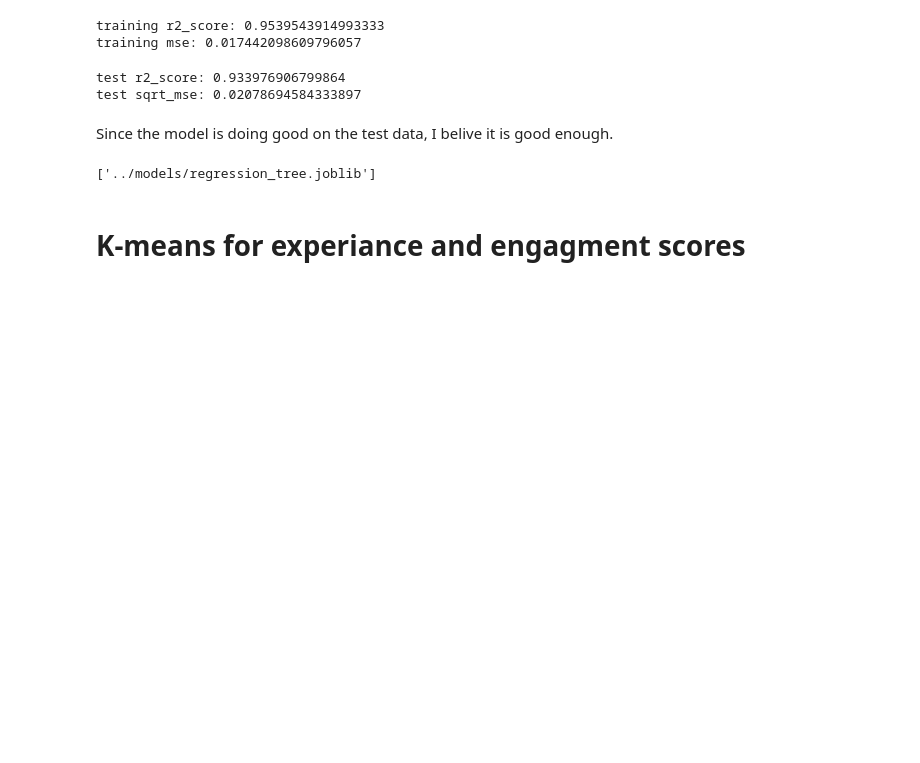
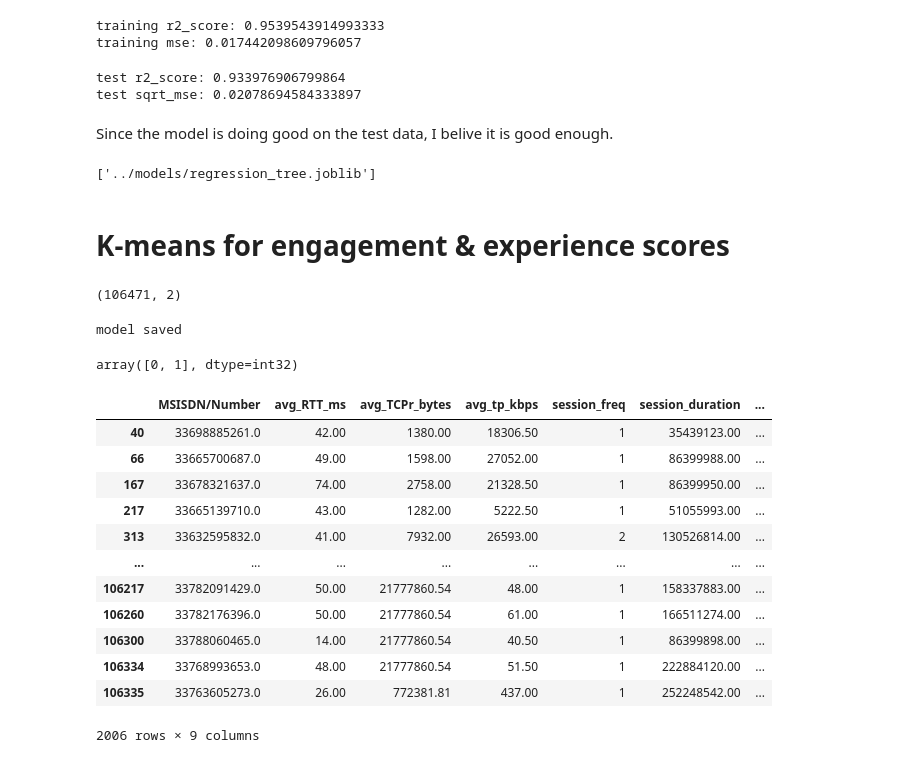
Before and after one commit to Hen0k/TellCo-user-analysis, a Jupyter notebook: notebooks/4-User-Satisfaction-Analysis.ipynb, the cells around one changed output. Drawn from its saved outputs; the diff is of its cells as text; code cells hidden in the pictures; blank space fills up the shorter version.

```diff
--- a/notebooks/4-User-Satisfaction-Analysis.ipynb
+++ b/notebooks/4-User-Satisfaction-Analysis.ipynb
@@ -254,4 +254,41 @@ dump(regressor, '../models/regression_tree.joblib')
 # %% [output]
 ['../models/regression_tree.joblib']
 # %% [markdown]
-# K-means for experiance and engagment scores
+# K-means for engagement & experience scores
+# %%
+eng_exp_scores = np.hstack([engagement_scores, experiance_scores])
+eng_exp_scores.shape
+# %% [output]
+(106471, 2)
+# %%
+eng_exp_kmeans = KMeans(n_clusters=2,
+                init='k-means++',
+                max_iter=300,
+                n_init=10,
+                random_state=10)
+
+eng_exp_kmeans = eng_exp_kmeans.fit(eng_exp_scores)
+dump(eng_exp_kmeans, "../models/eng_exp_clustering_model.joblib")
+print("model saved")
+
+scored_user_data['exp_eng_clusters'] = eng_exp_kmeans.predict(eng_exp_scores)
+scored_user_data['exp_eng_clusters'].unique()
+# %% [output]
+model saved
+array([0, 1], dtype=int32)
+# %%
+scored_user_data[scored_user_data['exp_eng_clusters']==1]
+# %% [output]
+|  | MSISDN/Number | avg_RTT_ms | avg_TCPr_bytes | avg_tp_kbps | session_freq | session_duration | ... |
+| 40 | 33698885261.0 | 42.00 | 1380.00 | 18306.50 | 1 | 35439123.00 | ... |
+| 66 | 33665700687.0 | 49.00 | 1598.00 | 27052.00 | 1 | 86399988.00 | ... |
+| 167 | 33678321637.0 | 74.00 | 2758.00 | 21328.50 | 1 | 86399950.00 | ... |
+| 217 | 33665139710.0 | 43.00 | 1282.00 | 5222.50 | 1 | 51055993.00 | ... |
+| 313 | 33632595832.0 | 41.00 | 7932.00 | 26593.00 | 2 | 130526814.00 | ... |
+| ... | ... | ... | ... | ... | ... | ... | ... |
+| 106217 | 33782091429.0 | 50.00 | 21777860.54 | 48.00 | 1 | 158337883.00 | ... |
+| 106260 | 33782176396.0 | 50.00 | 21777860.54 | 61.00 | 1 | 166511274.00 | ... |
+| 106300 | 33788060465.0 | 14.00 | 21777860.54 | 40.50 | 1 | 86399898.00 | ... |
+| 106334 | 33768993653.0 | 48.00 | 21777860.54 | 51.50 | 1 | 222884120.00 | ... |
+| 106335 | 33763605273.0 | 26.00 | 772381.81 | 437.00 | 1 | 252248542.00 | ... |
+2006 rows × 9 columns
```
Also changed, not shown: parts of 1 cell of this notebook, 1 other file.
